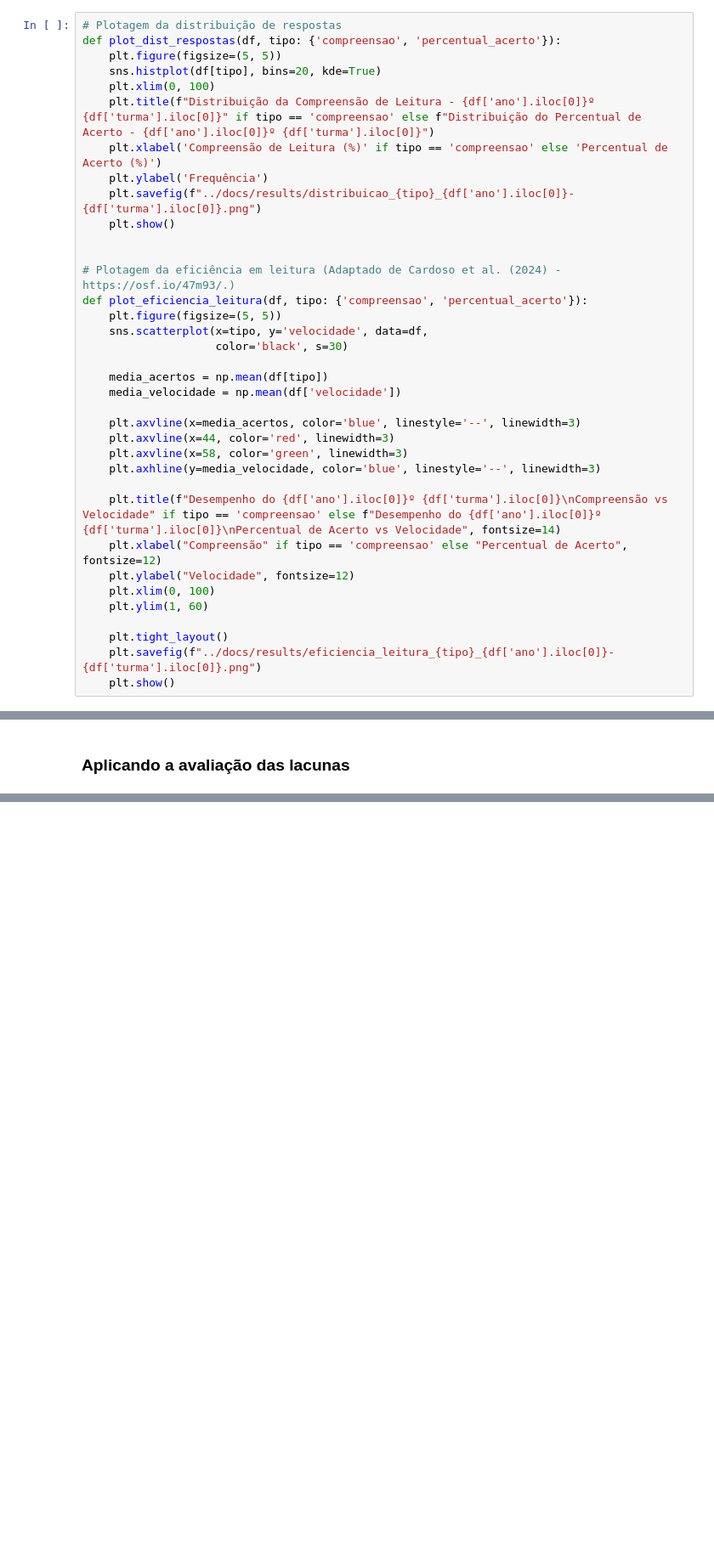
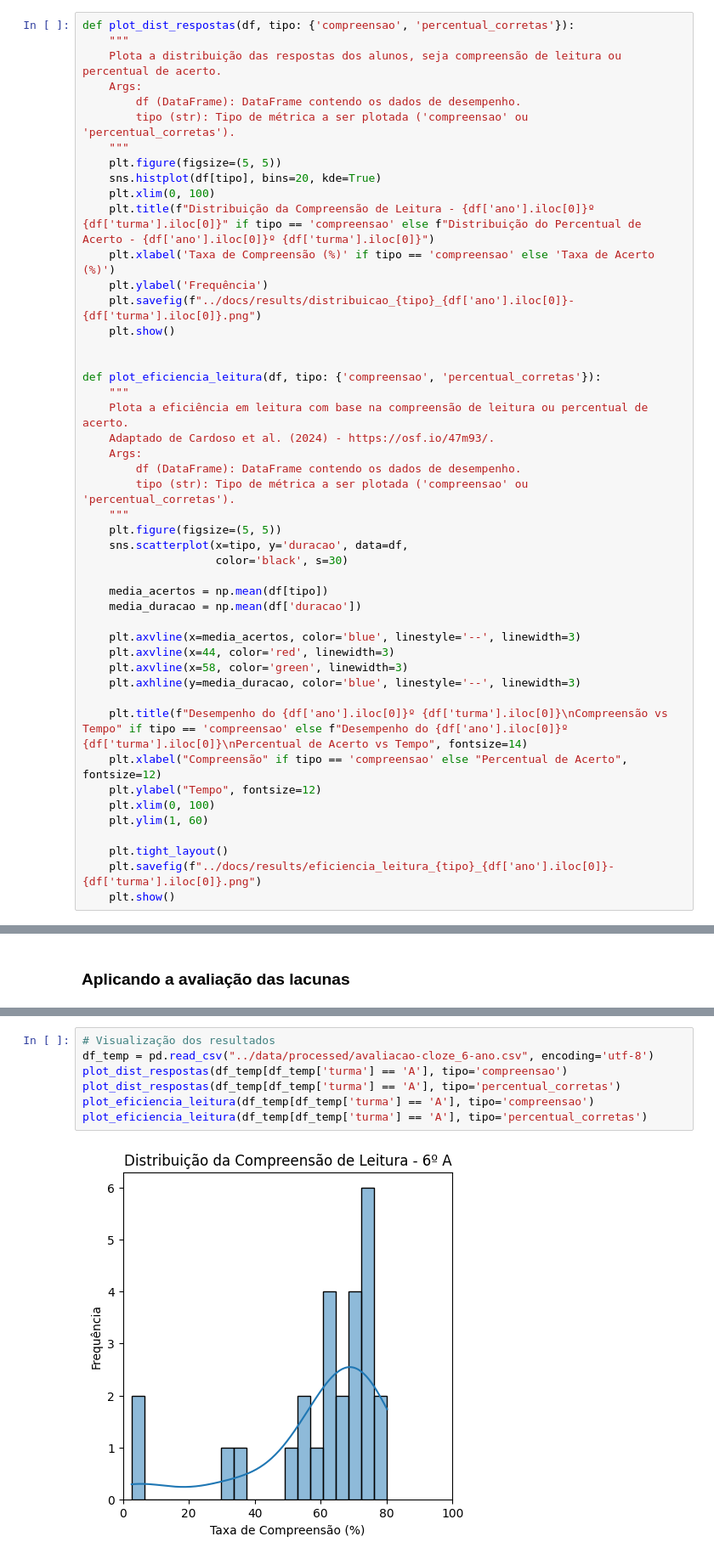
Before and after one commit to tuliosg/nlp-cloze, a Jupyter notebook: src/Abordagem de PLN para avaliação de eficiência em leitura.ipynb, the cells around one changed output, grey strips where cells are left out. Shown: that part at 85% size. Saved outputs shown, nothing was run; the diff lists cells and outputs as text; blank space fills up the shorter version.

```diff
--- a/src/Abordagem de PLN para avaliação de eficiência em leitura.ipynb
+++ b/src/Abordagem de PLN para avaliação de eficiência em leitura.ipynb
@@ -114,33 +244,44 @@ def compreensao_leitura(gabarito, respostas):
 # %%
-# Plotagem da distribuição de respostas
-def plot_dist_respostas(df, tipo: {'compreensao', 'percentual_acerto'}):
+def plot_dist_respostas(df, tipo: {'compreensao', 'percentual_corretas'}):
+    """
+    Plota a distribuição das respostas dos alunos, seja compreensão de leitura ou percentual de acerto.
+    Args:
+        df (DataFrame): DataFrame contendo os dados de desempenho.
+        tipo (str): Tipo de métrica a ser plotada ('compreensao' ou 'percentual_corretas').
+    """
     plt.figure(figsize=(5, 5))
     sns.histplot(df[tipo], bins=20, kde=True)
     plt.xlim(0, 100)
     plt.title(f"Distribuição da Compreensão de Leitura - {df['ano'].iloc[0]}º {df['turma'].iloc[0]}" if tipo == 'compreensao' else f"Distribuição do Percentual de Acerto - {df['ano'].iloc[0]}º {df['turma'].iloc[0]}")
-    plt.xlabel('Compreensão de Leitura (%)' if tipo == 'compreensao' else 'Percentual de Acerto (%)')
+    plt.xlabel('Taxa de Compreensão (%)' if tipo == 'compreensao' else 'Taxa de Acerto (%)')
     plt.ylabel('Frequência')
     plt.savefig(f"../docs/results/distribuicao_{tipo}_{df['ano'].iloc[0]}-{df['turma'].iloc[0]}.png")
     plt.show()
 
 
-# Plotagem da eficiência em leitura (Adaptado de Cardoso et al. (2024) - https://osf.io/47m93/.)
-def plot_eficiencia_leitura(df, tipo: {'compreensao', 'percentual_acerto'}):
+def plot_eficiencia_leitura(df, tipo: {'compreensao', 'percentual_corretas'}):
+    """
+    Plota a eficiência em leitura com base na compreensão de leitura ou percentual de acerto.
+    Adaptado de Cardoso et al. (2024) - https://osf.io/47m93/.
+    Args:
+        df (DataFrame): DataFrame contendo os dados de desempenho.
+        tipo (str): Tipo de métrica a ser plotada ('compreensao' ou 'percentual_corretas').
+    """
     plt.figure(figsize=(5, 5))
-    sns.scatterplot(x=tipo, y='velocidade', data=df,
+    sns.scatterplot(x=tipo, y='duracao', data=df,
                     color='black', s=30)
 
     media_acertos = np.mean(df[tipo])
-    media_velocidade = np.mean(df['velocidade'])
+    media_duracao = np.mean(df['duracao'])
 
     plt.axvline(x=media_acertos, color='blue', linestyle='--', linewidth=3)
     plt.axvline(x=44, color='red', linewidth=3)
     plt.axvline(x=58, color='green', linewidth=3)
-    plt.axhline(y=media_velocidade, color='blue', linestyle='--', linewidth=3)
+    plt.axhline(y=media_duracao, color='blue', linestyle='--', linewidth=3)
 
-    plt.title(f"Desempenho do {df['ano'].iloc[0]}º {df['turma'].iloc[0]}\nCompreensão vs Velocidade" if tipo == 'compreensao' else f"Desempenho do {df['ano'].iloc[0]}º {df['turma'].iloc[0]}\nPercentual de Acerto vs Velocidade", fontsize=14)
+    plt.title(f"Desempenho do {df['ano'].iloc[0]}º {df['turma'].iloc[0]}\nCompreensão vs Tempo" if tipo == 'compreensao' else f"Desempenho do {df['ano'].iloc[0]}º {df['turma'].iloc[0]}\nPercentual de Acerto vs Tempo", fontsize=14)
     plt.xlabel("Compreensão" if tipo == 'compreensao' else "Percentual de Acerto", fontsize=12)
-    plt.ylabel("Velocidade", fontsize=12)
+    plt.ylabel("Tempo", fontsize=12)
     plt.xlim(0, 100)
     plt.ylim(1, 60)
 
@@ -218,0 +329,9 @@ for texto in df_cloze['texto'].unique():
+# %%
+# Visualização dos resultados
+df_temp = pd.read_csv("../data/processed/avaliacao-cloze_6-ano.csv", encoding='utf-8')
+plot_dist_respostas(df_temp[df_temp['turma'] == 'A'], tipo='compreensao')
+plot_dist_respostas(df_temp[df_temp['turma'] == 'A'], tipo='percentual_corretas')
+plot_eficiencia_leitura(df_temp[df_temp['turma'] == 'A'], tipo='compreensao')
+plot_eficiencia_leitura(df_temp[df_temp['turma'] == 'A'], tipo='percentual_corretas')
+# %% [output]
+[figure, added]
```
Also changed, not shown: parts of 16 cells of this notebook, 6 other files.
